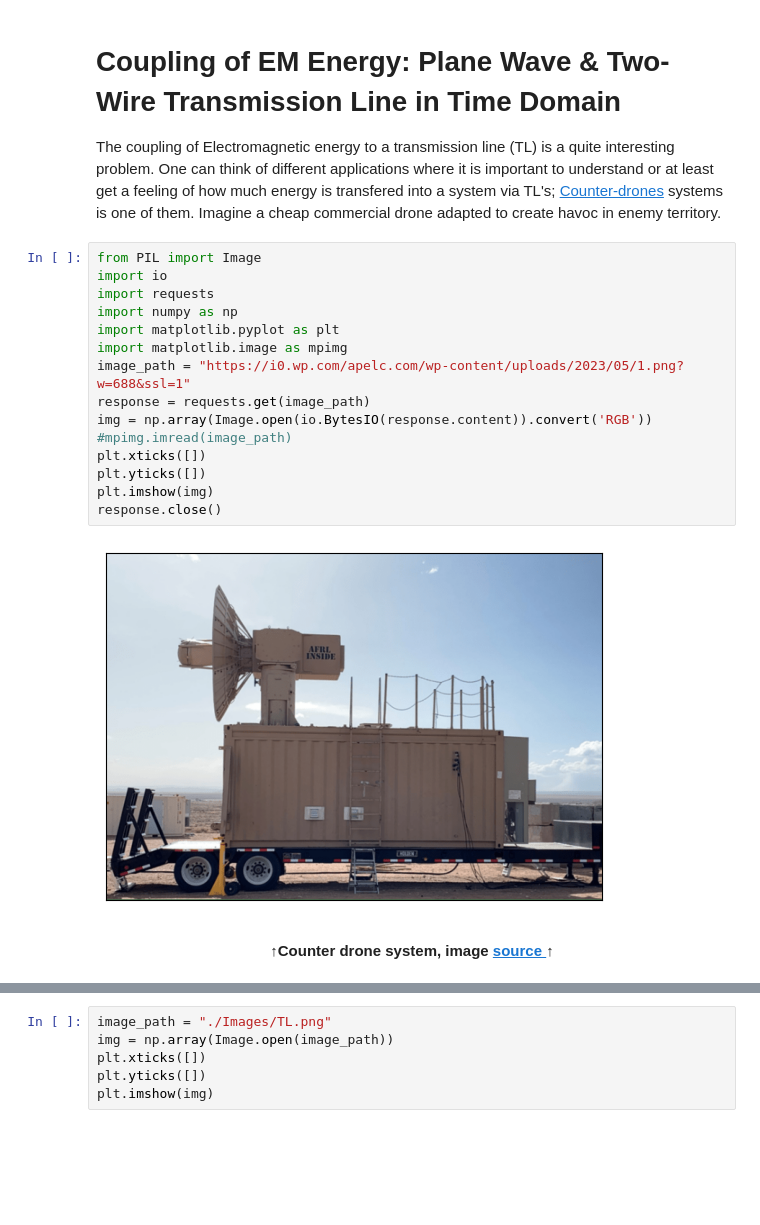
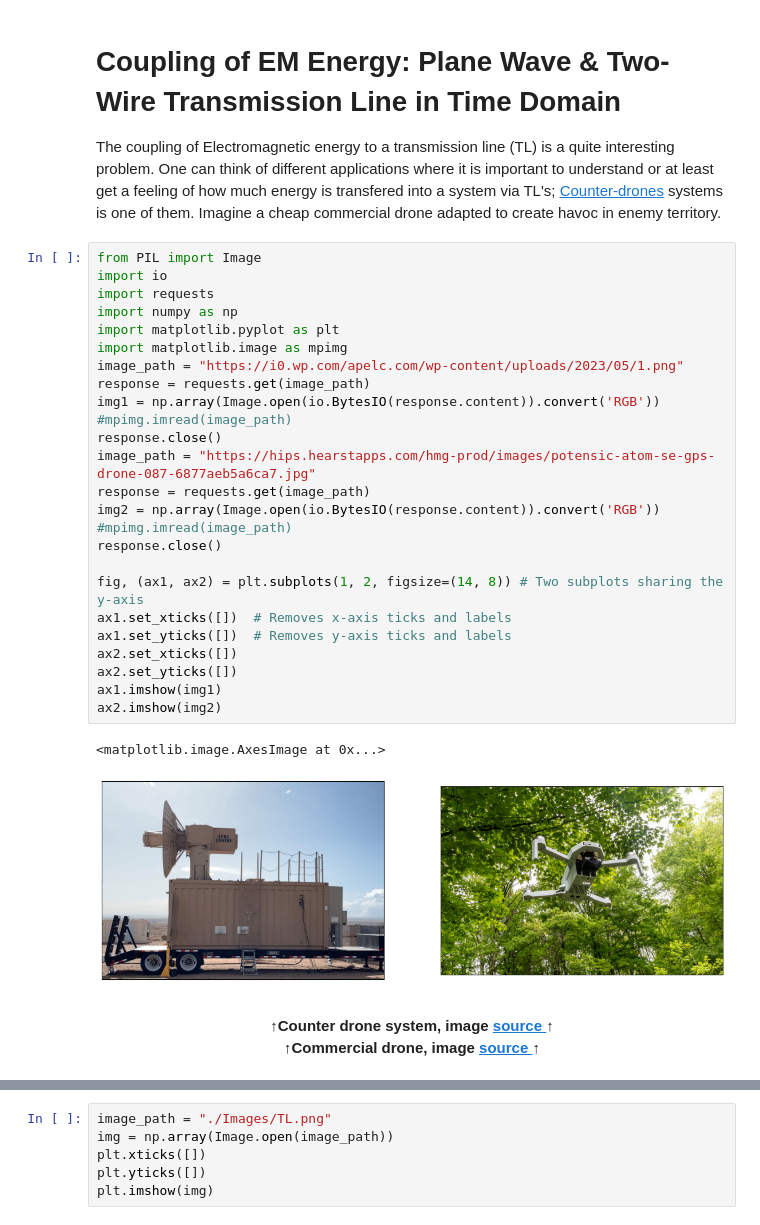
Before and after one commit to deweatherman/BLT_Equation_Time_Domain_Application, a Jupyter notebook: basicTestsTesche.ipynb, the cells around one changed output, grey strips where cells are left out. Saved outputs shown, nothing was run; the diff lists cells and outputs as text; blank space fills up the shorter version.

Commit message:
Added drone images. Simplified some text.

```diff
--- a/basicTestsTesche.ipynb
+++ b/basicTestsTesche.ipynb
@@ -5,21 +5,32 @@ The coupling of Electromagnetic energy to a transmission line (TL) is a quite in
 # %%
 from PIL import Image
 import io
 import requests
 import numpy as np
 import matplotlib.pyplot as plt
 import matplotlib.image as mpimg
-image_path = "https://i0.wp.com/apelc.com/wp-content/uploads/2023/05/1.png?w=688&ssl=1"
+image_path = "https://i0.wp.com/apelc.com/wp-content/uploads/2023/05/1.png"
 response = requests.get(image_path)
-img = np.array(Image.open(io.BytesIO(response.content)).convert('RGB')) #mpimg.imread(image_path)
-plt.xticks([])
-plt.yticks([])
-plt.imshow(img)
+img1 = np.array(Image.open(io.BytesIO(response.content)).convert('RGB')) #mpimg.imread(image_path)
 response.close()
+image_path = "https://hips.hearstapps.com/hmg-prod/images/potensic-atom-se-gps-drone-087-6877aeb5a6ca7.jpg"
+response = requests.get(image_path)
+img2 = np.array(Image.open(io.BytesIO(response.content)).convert('RGB')) #mpimg.imread(image_path)
+response.close()
+
+fig, (ax1, ax2) = plt.subplots(1, 2, figsize=(14, 8)) # Two subplots sharing the y-axis
+ax1.set_xticks([])  # Removes x-axis ticks and labels
+ax1.set_yticks([])  # Removes y-axis ticks and labels
+ax2.set_xticks([])
+ax2.set_yticks([])
+ax1.imshow(img1)
+ax2.imshow(img2)
 # %% [output]
+<matplotlib.image.AxesImage at 0x...>
-[figure, old version]
+[figure, new version]
 # %% [markdown]
 **<figcaption align = "center"> &uarr;Counter drone system, image <a href="https://apelc.com/high-power-wideband-for-counter-uav-uas/">source </a>&uarr;</figcaption>**
+**<figcaption align = "center"> &uarr;Commercial drone, image <a href="https://www.popularmechanics.com/technology/gadgets/g2983/the-best-drones-review/">source </a>&uarr;</figcaption>**
 # %% [markdown]
 ## The system:
 
```
Also changed, not shown: parts of 10 cells of this notebook.
